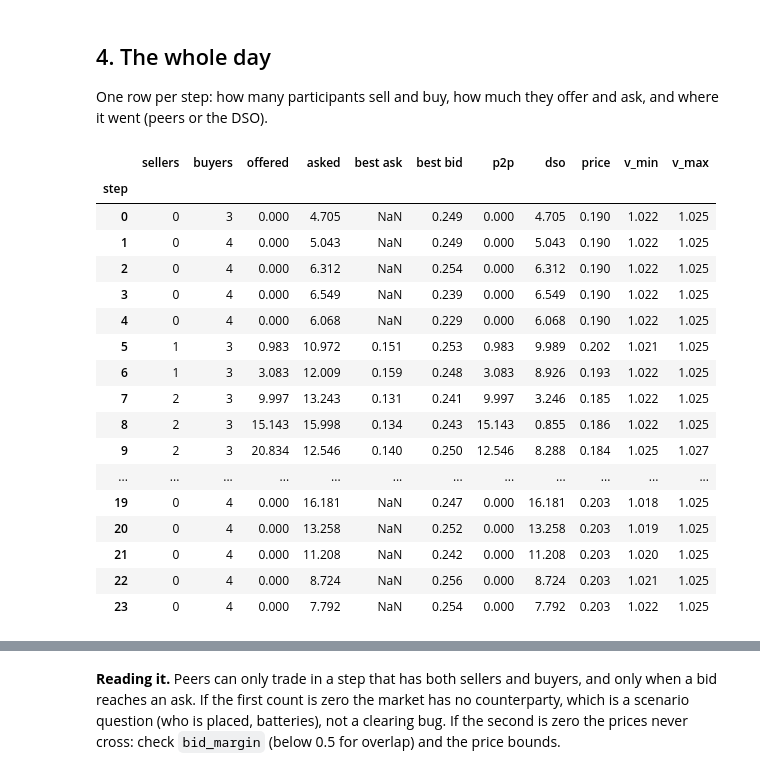
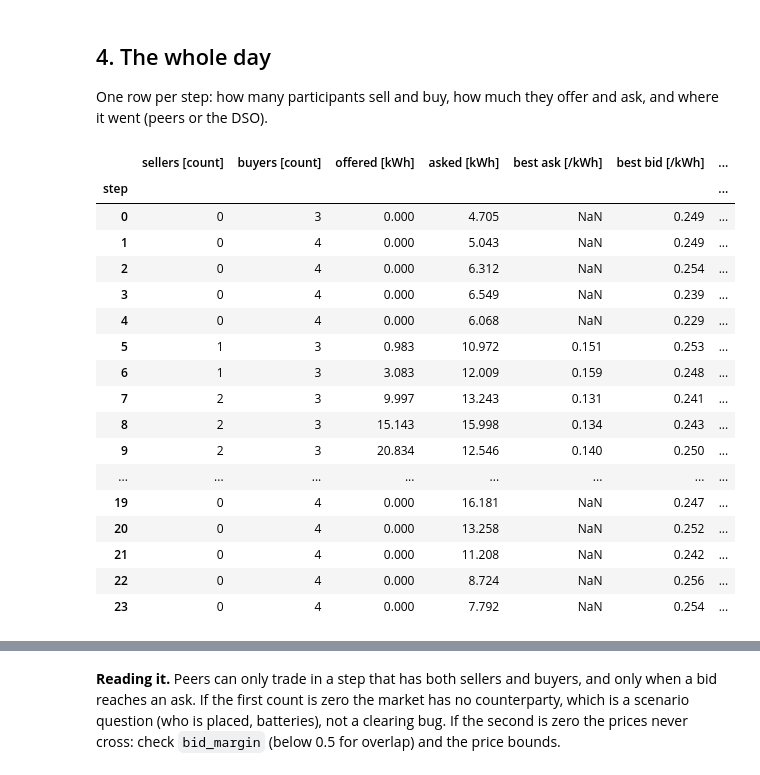
Before and after one commit to KevinRapo/P2P-thesis, a Jupyter notebook: notebooks/validate_market.ipynb, the cells around one changed output, grey strips where cells are left out. Saved outputs shown, nothing was run; the diff lists cells and outputs as text; code cells hidden in the pictures.

```diff
--- a/notebooks/validate_market.ipynb
+++ b/notebooks/validate_market.ipynb
@@ -271,50 +324,85 @@ ask, and where it went (peers or the DSO).
 def run_day(scenario: Scenario) -> tuple[list[StepRecord], pd.DataFrame]:
     """Play the day; return the records and one summary row per step."""
     lem = LocalEnergyMarket(scenario)
     lem.reset()
     records = lem.run_to_end()
     rows = []
     for r in records:
         sells = [o for o in r.orders if not o.is_buy]
         buys = [o for o in r.orders if o.is_buy]
         rows.append(
             {
                 "step": r.step,
                 "sellers": len(sells),
                 "buyers": len(buys),
                 "offered": sum(o.quantity for o in sells),
                 "asked": sum(o.quantity for o in buys),
                 "best ask": min((o.price for o in sells), default=None),
                 "best bid": max((o.price for o in buys), default=None),
                 "p2p": r.p2p_kwh,
                 "dso": r.dso_kwh,
                 "price": r.clearing_price,
+                "B_grid": r.grid_balance_kwh,
+                "losses": r.losses_kwh,
+                "fees": r.fees,
+                "dso balance": r.dso.balance_kwh,
+                "dso profit": r.dso.profit,
                 "v_min": r.grid.min_voltage_pu,
                 "v_max": r.grid.max_voltage_pu,
+                **{f"r {pid}": u.reputation for pid, u in r.reputation.items()},
             }
         )
     return records, pd.DataFrame(rows).set_index("step")
 
 
+# Units of each column, for display only (the code keeps the short names).
+# Prices and money are in the DSO tariffs' currency (FiT 0.08, utility 0.30).
+UNITS = {
+    "sellers": "sellers [count]",
+    "buyers": "buyers [count]",
+    "offered": "offered [kWh]",
+    "asked": "asked [kWh]",
+    "best ask": "best ask [/kWh]",
+    "best bid": "best bid [/kWh]",
+    "p2p": "p2p traded [kWh]",
+    "dso": "dso traded [kWh]",
+    "price": "clearing price [/kWh]",
+    "B_grid": "B_grid [kWh, + surplus]",
+    "losses": "losses [kWh]",
+    "fees": "fees [money, - bonus]",
+    "dso balance": "dso balance [kWh, + sold]",
+    "dso profit": "dso profit [money]",
+    "v_min": "v_min [pu]",
+    "v_max": "v_max [pu]",
+}
+
+
+def with_units(table: pd.DataFrame) -> pd.DataFrame:
+    """The day table with units in its column names; reputations are 0-1."""
+    return table.rename(
+        columns=lambda col: UNITS.get(col, f"{col} [0-1]" if col.startswith("r ") else col)
+    )
+
+
 records, day = run_day(scenario)
-day
+with_units(day)
 # %% [output]
-|  | sellers | buyers | offered | asked | best ask | best bid | p2p | dso | price | v_min | v_max |
-| step |  |  |  |  |  |  |  |  |  |  |  |
-| 0 | 0 | 3 | 0.000 | 4.705 | NaN | 0.249 | 0.000 | 4.705 | 0.190 | 1.022 | 1.025 |
-| 1 | 0 | 4 | 0.000 | 5.043 | NaN | 0.249 | 0.000 | 5.043 | 0.190 | 1.022 | 1.025 |
-| 2 | 0 | 4 | 0.000 | 6.312 | NaN | 0.254 | 0.000 | 6.312 | 0.190 | 1.022 | 1.025 |
-| 3 | 0 | 4 | 0.000 | 6.549 | NaN | 0.239 | 0.000 | 6.549 | 0.190 | 1.022 | 1.025 |
-| 4 | 0 | 4 | 0.000 | 6.068 | NaN | 0.229 | 0.000 | 6.068 | 0.190 | 1.022 | 1.025 |
-| 5 | 1 | 3 | 0.983 | 10.972 | 0.151 | 0.253 | 0.983 | 9.989 | 0.202 | 1.021 | 1.025 |
-| 6 | 1 | 3 | 3.083 | 12.009 | 0.159 | 0.248 | 3.083 | 8.926 | 0.193 | 1.022 | 1.025 |
-| 7 | 2 | 3 | 9.997 | 13.243 | 0.131 | 0.241 | 9.997 | 3.246 | 0.185 | 1.022 | 1.025 |
-| 8 | 2 | 3 | 15.143 | 15.998 | 0.134 | 0.243 | 15.143 | 0.855 | 0.186 | 1.022 | 1.025 |
-| 9 | 2 | 3 | 20.834 | 12.546 | 0.140 | 0.250 | 12.546 | 8.288 | 0.184 | 1.025 | 1.027 |
-| ... | ... | ... | ... | ... | ... | ... | ... | ... | ... | ... | ... |
-| 19 | 0 | 4 | 0.000 | 16.181 | NaN | 0.247 | 0.000 | 16.181 | 0.203 | 1.018 | 1.025 |
-| 20 | 0 | 4 | 0.000 | 13.258 | NaN | 0.252 | 0.000 | 13.258 | 0.203 | 1.019 | 1.025 |
-| 21 | 0 | 4 | 0.000 | 11.208 | NaN | 0.242 | 0.000 | 11.208 | 0.203 | 1.020 | 1.025 |
-| 22 | 0 | 4 | 0.000 | 8.724 | NaN | 0.256 | 0.000 | 8.724 | 0.203 | 1.021 | 1.025 |
-| 23 | 0 | 4 | 0.000 | 7.792 | NaN | 0.254 | 0.000 | 7.792 | 0.203 | 1.022 | 1.025 |
+|  | sellers [count] | buyers [count] | offered [kWh] | asked [kWh] | best ask [/kWh] | best bid [/kWh] | ... |
+| step |  |  |  |  |  |  | ... |
+| 0 | 0 | 3 | 0.000 | 4.705 | NaN | 0.249 | ... |
+| 1 | 0 | 4 | 0.000 | 5.043 | NaN | 0.249 | ... |
+| 2 | 0 | 4 | 0.000 | 6.312 | NaN | 0.254 | ... |
+| 3 | 0 | 4 | 0.000 | 6.549 | NaN | 0.239 | ... |
+| 4 | 0 | 4 | 0.000 | 6.068 | NaN | 0.229 | ... |
+| 5 | 1 | 3 | 0.983 | 10.972 | 0.151 | 0.253 | ... |
+| 6 | 1 | 3 | 3.083 | 12.009 | 0.159 | 0.248 | ... |
+| 7 | 2 | 3 | 9.997 | 13.243 | 0.131 | 0.241 | ... |
+| 8 | 2 | 3 | 15.143 | 15.998 | 0.134 | 0.243 | ... |
+| 9 | 2 | 3 | 20.834 | 12.546 | 0.140 | 0.250 | ... |
+| ... | ... | ... | ... | ... | ... | ... | ... |
+| 19 | 0 | 4 | 0.000 | 16.181 | NaN | 0.247 | ... |
+| 20 | 0 | 4 | 0.000 | 13.258 | NaN | 0.252 | ... |
+| 21 | 0 | 4 | 0.000 | 11.208 | NaN | 0.242 | ... |
+| 22 | 0 | 4 | 0.000 | 8.724 | NaN | 0.256 | ... |
+| 23 | 0 | 4 | 0.000 | 7.792 | NaN | 0.254 | ... |
 # %%
```
Also changed, not shown: parts of 7 cells of this notebook, 11 other files.
